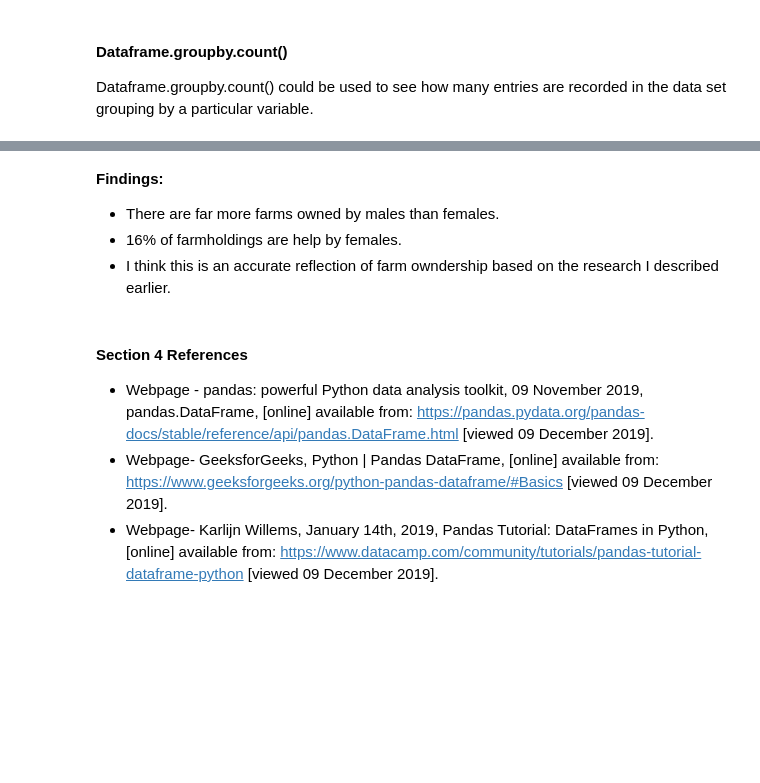
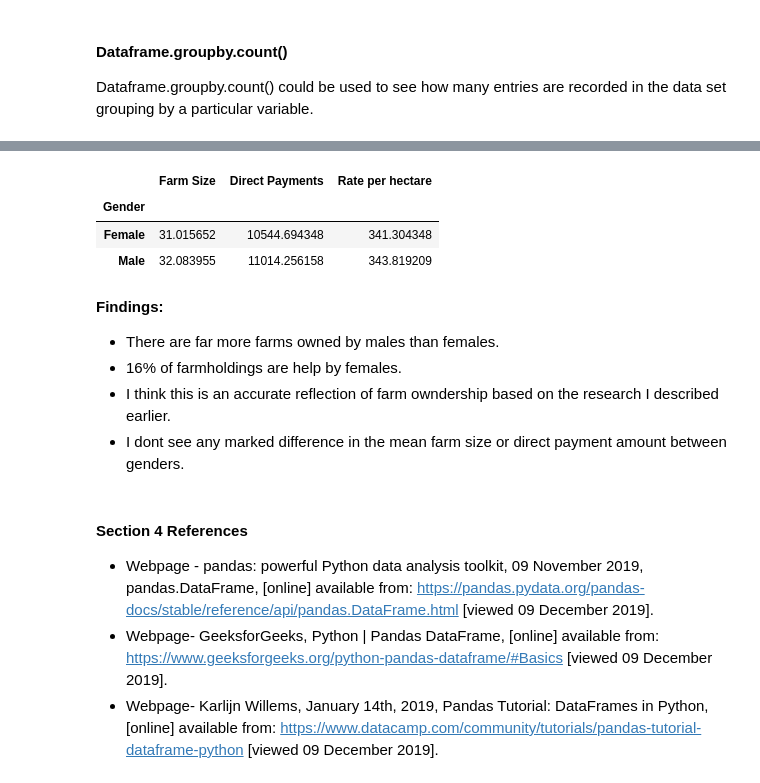
Before and after one commit to johndunne2019/PDA-Project-Data-Simulation, a Jupyter notebook: Data-Simulation.ipynb, the cells around one changed output, grey strips where cells are left out. Saved outputs shown, nothing was run; the diff lists cells and outputs as text; code cells hidden in the pictures; blank space fills up the shorter version.

```diff
--- a/Data-Simulation.ipynb
+++ b/Data-Simulation.ipynb
@@ -997,8 +1015,16 @@ df.groupby('Gender').count()
+# %%
+df.groupby('Gender').mean()
+# %% [output]
+|  | Farm Size | Direct Payments | Rate per hectare |
+| Gender |  |  |  |
+| Female | 31.015652 | 10544.694348 | 341.304348 |
+| Male | 32.083955 | 11014.256158 | 343.819209 |
 # %% [markdown]
 **Findings:**
 * There are far more farms owned by males than females.
 * 16% of farmholdings are help by females.
 * I think this is an accurate reflection of farm owndership based on the research I described earlier.
+* I dont see any marked difference in the mean farm size or direct payment amount between genders.
 # %% [markdown]
 #### Section 4 References
 * Webpage - pandas: powerful Python data analysis toolkit, 09 November 2019, pandas.DataFrame, [online] available from: https://pandas.pydata.org/pandas-docs/stable/reference/api/pandas.DataFrame.html [viewed 09 December 2019].
```
Also changed, not shown: parts of 27 cells of this notebook.
